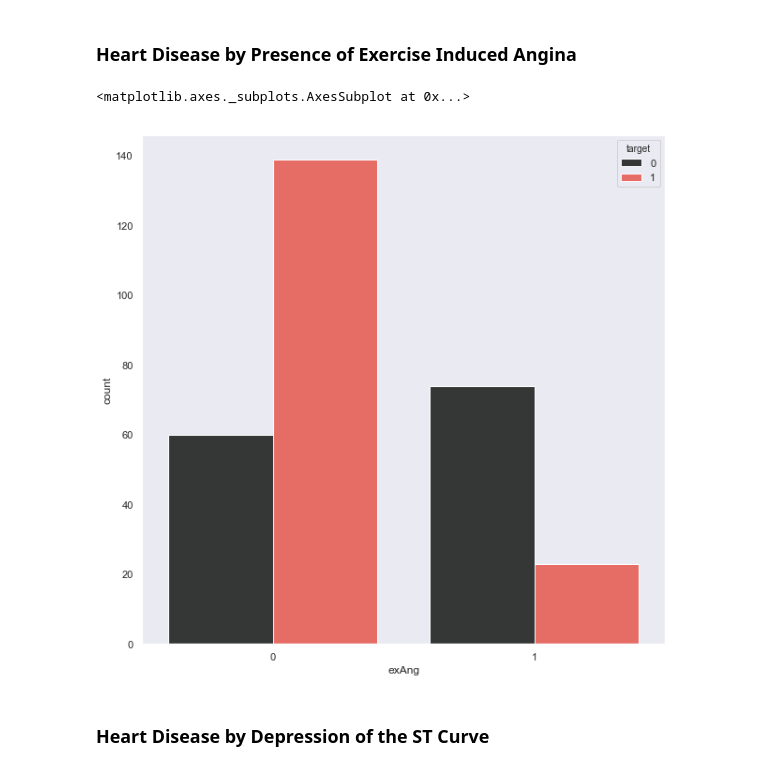
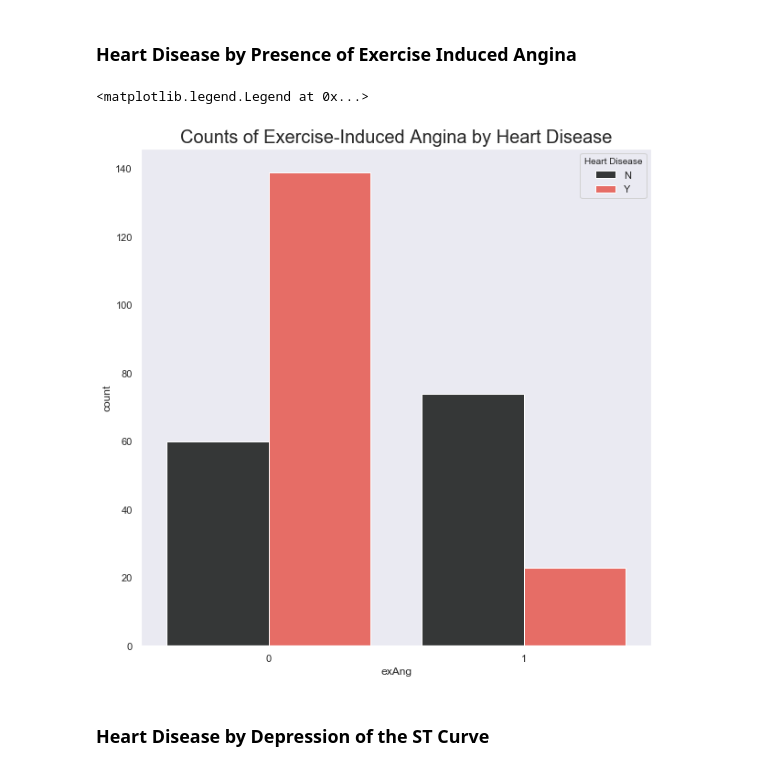
Before and after one commit to ljsauer/LaunchCode, a Jupyter notebook: Final Project - EDA/Heart_Disease_EDA.ipynb, the cells around one changed output. Drawn from its saved outputs; the diff is of its cells as text; code cells hidden in the pictures.

```diff
--- a/Final Project - EDA/Heart_Disease_EDA.ipynb
+++ b/Final Project - EDA/Heart_Disease_EDA.ipynb
@@ -233,10 +251,14 @@ sns.countplot('hrMax_bins', hue='target', palette=sns.color_palette(alt_custom),
 ### Heart Disease by Presence of Exercise Induced Angina
 # %%
 plt.rcParams['figure.figsize'] = (10, 10)
-sns.countplot('exAng', hue='target', palette=sns.color_palette(coolwarm), data=data)
+a = sns.countplot('exAng', hue='target', palette=sns.color_palette(coolwarm), data=data)
+
+plt.rcParams['figure.figsize'] = (10, 10)
+plt.title('Counts of Exercise-Induced Angina by Heart Disease', size=20)
+a.legend('N'+'Y', title='Heart Disease')
 # %% [output]
-<matplotlib.axes._subplots.AxesSubplot at 0x...>
+<matplotlib.legend.Legend at 0x...>
-[figure, old version]
+[figure, new version]
 # %% [markdown]
 ### Heart Disease by Depression of the ST Curve
 # %%
```
Also changed, not shown: parts of 9 cells of this notebook.
